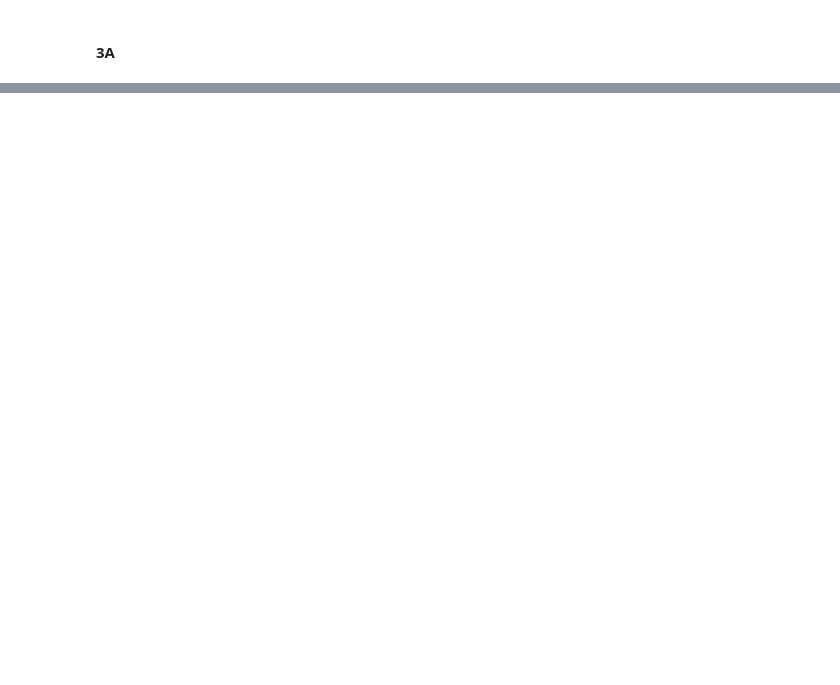
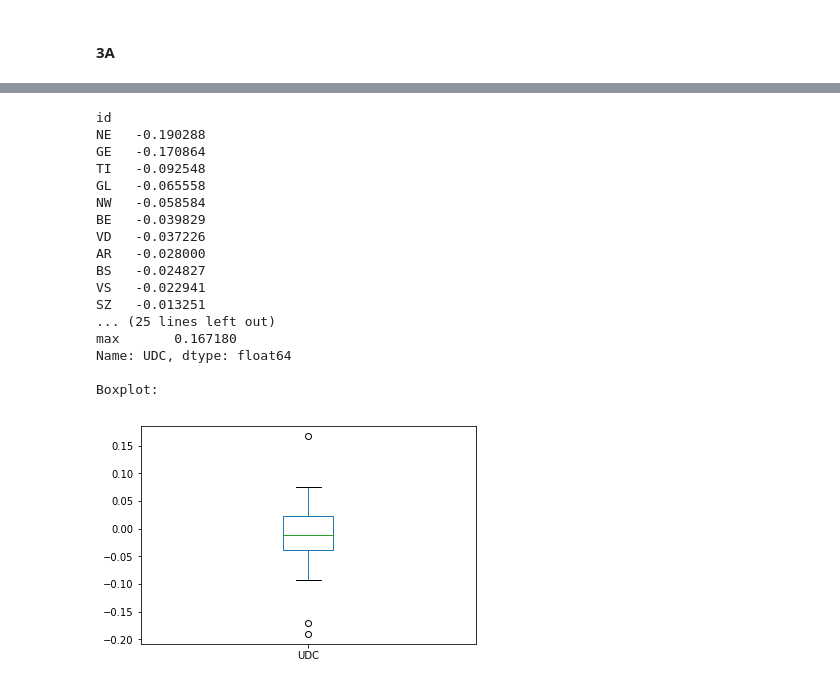
Before and after one commit to fraterenz/ADA2018-Homework, a Jupyter notebook: 02 - Visualisation/HW2_main.ipynb, the cells around one changed output, grey strips where cells are left out. Drawn from its saved outputs; the diff is of its cells as text; code cells hidden in the pictures; blank space fills up the shorter version.

```diff
--- a/02 - Visualisation/HW2_main.ipynb
+++ b/02 - Visualisation/HW2_main.ipynb
@@ -221,0 +596,13 @@ m_switzerland
+# %%
+# compute the lean, i.e. the relative difference for each canton, for each party
+party_2017 = voters_all_sheets['2014-2017'][voters_all_sheets['2014-2017'].columns[3:-1]]
+party_2013 = voters_all_sheets['2010-2013'][voters_all_sheets['2010-2013'].columns[3:-1]]
+
+# lean (relative difference)
+lean = (party_2017 - party_2013)/(party_2017 + party_2013)
+
+# remove all the nan that arrise from 0/0
+lean = preprocessing(lean)
+
+lean = lean[['UDC', 'PS']].copy()
+lean.head()
@@ -221,0 +617,21 @@ m_switzerland
+# %%
+describe_serie(lean['UDC'])
+# %% [output]
+id
+NE   -0.190288
+GE   -0.170864
+TI   -0.092548
+GL   -0.065558
+NW   -0.058584
+BE   -0.039829
+VD   -0.037226
+AR   -0.028000
+BS   -0.024827
+VS   -0.022941
+SZ   -0.013251
+... (25 lines left out)
+max       0.167180
+Name: UDC, dtype: float64
+
+Boxplot:
+[figure, added]
```
Also changed, not shown: parts of 60 cells of this notebook, 1 other file.
